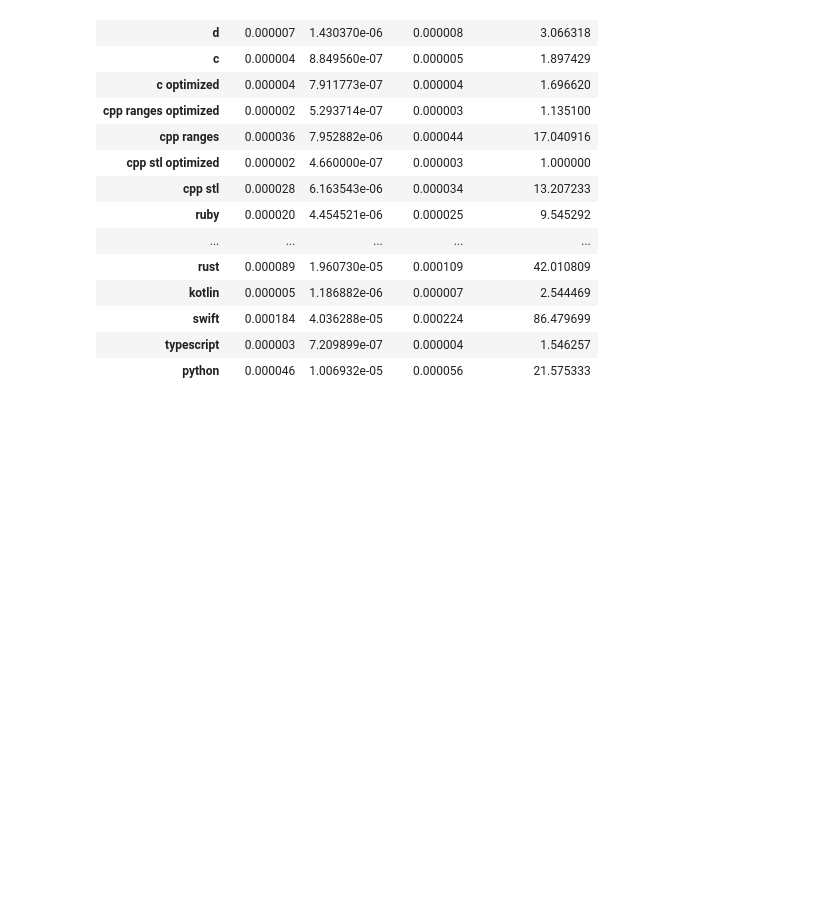
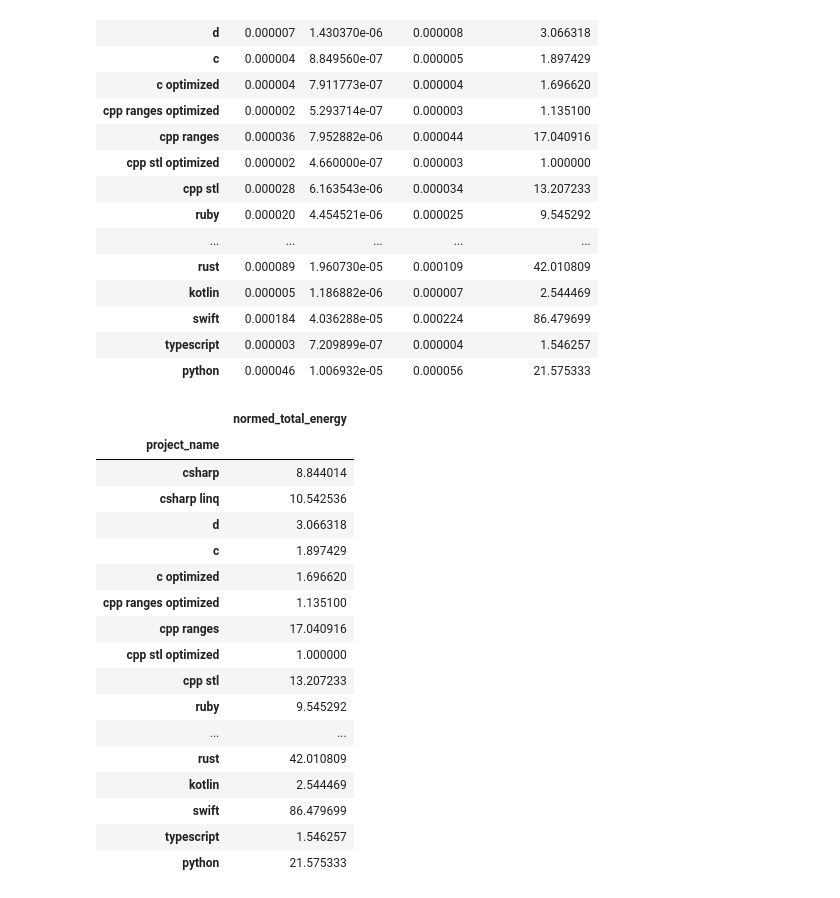
Before and after one commit to hniemeyer/green_programming, a Jupyter notebook: cpp_on_sea/monte_carlo_pi/analysis.ipynb, the cells around one changed output. Drawn from its saved outputs; the diff is of its cells as text; code cells hidden in the pictures; blank space fills up the shorter version.

```diff
--- a/cpp_on_sea/monte_carlo_pi/analysis.ipynb
+++ b/cpp_on_sea/monte_carlo_pi/analysis.ipynb
@@ -105,0 +108,21 @@ df2
+# %%
+df3
+# %% [output]
+|  | normed_total_energy |
+| project_name |  |
+| csharp | 8.844014 |
+| csharp linq | 10.542536 |
+| d | 3.066318 |
+| c | 1.897429 |
+| c optimized | 1.696620 |
+| cpp ranges optimized | 1.135100 |
+| cpp ranges | 17.040916 |
+| cpp stl optimized | 1.000000 |
+| cpp stl | 13.207233 |
+| ruby | 9.545292 |
+| ... | ... |
+| rust | 42.010809 |
+| kotlin | 2.544469 |
+| swift | 86.479699 |
+| typescript | 1.546257 |
+| python | 21.575333 |
```
Also changed, not shown: parts of 2 cells of this notebook, 1 other file.
